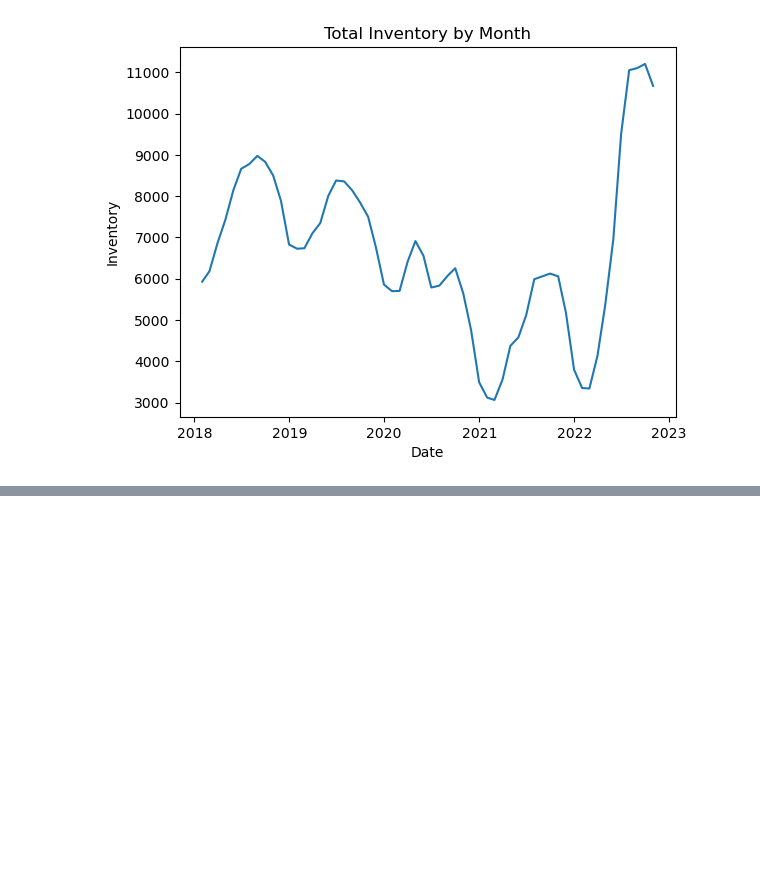
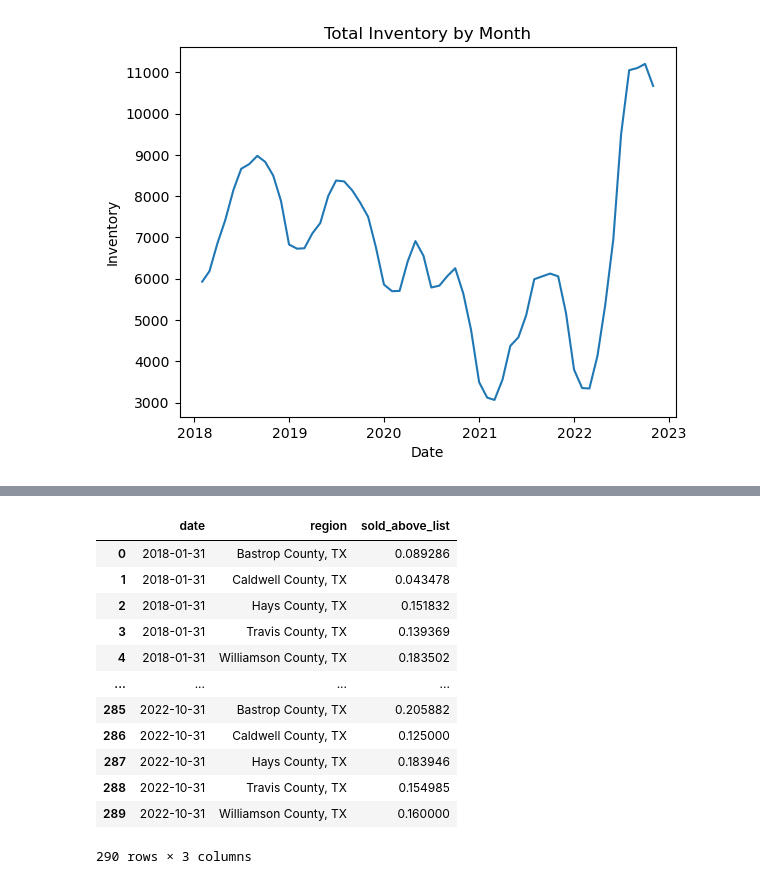
Before and after one commit to zarbin/UTA_Project-1, a Jupyter notebook: playground_jb.ipynb, the cells around one changed output, grey strips where cells are left out. Saved outputs shown, nothing was run; the diff lists cells and outputs as text; code cells hidden in the pictures; blank space fills up the shorter version.

```diff
--- a/playground_jb.ipynb
+++ b/playground_jb.ipynb
@@ -106,0 +193,16 @@ plt.show()
+# %%
+sold_above
+# %% [output]
+|  | date | region | sold_above_list |
+| 0 | 2018-01-31 | Bastrop County, TX | 0.089286 |
+| 1 | 2018-01-31 | Caldwell County, TX | 0.043478 |
+| 2 | 2018-01-31 | Hays County, TX | 0.151832 |
+| 3 | 2018-01-31 | Travis County, TX | 0.139369 |
+| 4 | 2018-01-31 | Williamson County, TX | 0.183502 |
+| ... | ... | ... | ... |
+| 285 | 2022-10-31 | Bastrop County, TX | 0.205882 |
+| 286 | 2022-10-31 | Caldwell County, TX | 0.125000 |
+| 287 | 2022-10-31 | Hays County, TX | 0.183946 |
+| 288 | 2022-10-31 | Travis County, TX | 0.154985 |
+| 289 | 2022-10-31 | Williamson County, TX | 0.160000 |
+290 rows × 3 columns
```
Also changed, not shown: parts of 9 cells of this notebook, 11 other files.
